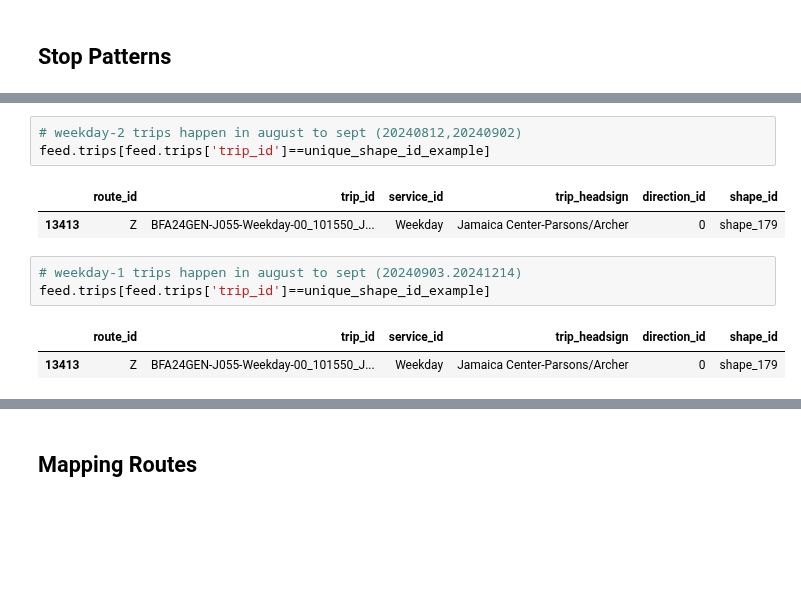
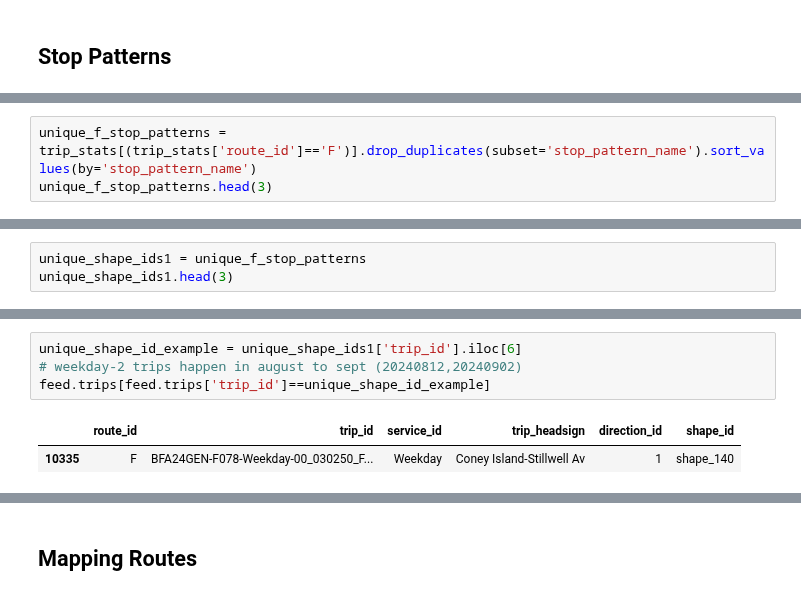
Before and after one commit to gregfeliu/NYC-Subway-Frequencies, a Jupyter notebook: Notebooks/3.Miscellaneous_Analysis.ipynb, the cells around one changed output, grey strips where cells are left out. Saved outputs shown, nothing was run; the diff lists cells and outputs as text; blank space fills up the shorter version.

```diff
--- a/Notebooks/3.Miscellaneous_Analysis.ipynb
+++ b/Notebooks/3.Miscellaneous_Analysis.ipynb
@@ -261,0 +262,3 @@ array([30, 15, 16, 27, 23])
+# %%
+unique_f_stop_patterns = trip_stats[(trip_stats['route_id']=='F')].drop_duplicates(subset='stop_pattern_name').sort_values(by='stop_pattern_name')
+unique_f_stop_patterns.head(3)
@@ -272,0 +288,3 @@ unique_shape_id_example = unique_shape_ids1['trip_id'].iloc[0]
+# %%
+unique_shape_ids1 = unique_f_stop_patterns
+unique_shape_ids1.head(3)
@@ -273,13 +296,8 @@ unique_shape_id_example = unique_shape_ids1['trip_id'].iloc[0]
 # %%
+unique_shape_id_example = unique_shape_ids1['trip_id'].iloc[6]
 # weekday-2 trips happen in august to sept (20240812,20240902)
 feed.trips[feed.trips['trip_id']==unique_shape_id_example]
 # %% [output]
 |  | route_id | trip_id | service_id | trip_headsign | direction_id | shape_id |
-| 13413 | Z | BFA24GEN-J055-Weekday-00_101550_J... | Weekday | Jamaica Center-Parsons/Archer | 0 | shape_179 |
+| 10335 | F | BFA24GEN-F078-Weekday-00_030250_F... | Weekday | Coney Island-Stillwell Av | 1 | shape_140 |
-# %%
-# weekday-1 trips happen in august to sept (20240903.20241214)
-feed.trips[feed.trips['trip_id']==unique_shape_id_example]
-# %% [output]
-|  | route_id | trip_id | service_id | trip_headsign | direction_id | shape_id |
-| 13413 | Z | BFA24GEN-J055-Weekday-00_101550_J... | Weekday | Jamaica Center-Parsons/Archer | 0 | shape_179 |
 # %%
```
Also changed, not shown: parts of 43 cells of this notebook, 5 other files.
